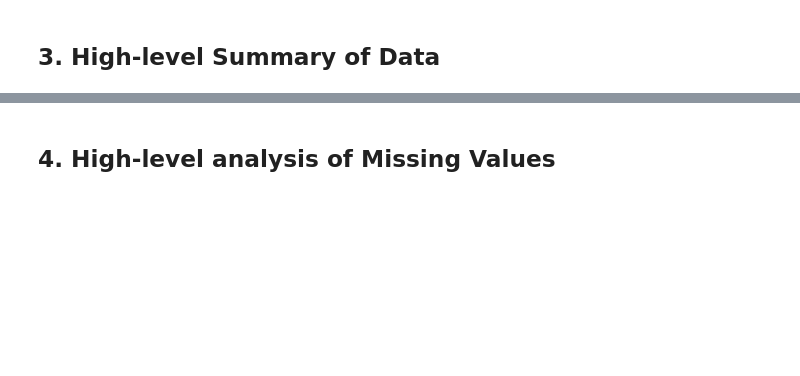
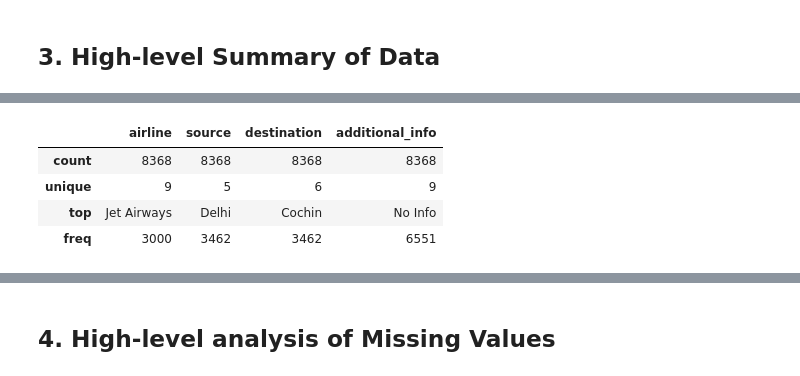
Before and after one commit to mishraatharva/flight_price_prediction, a Jupyter notebook: notebooks/eda.ipynb, the cells around one changed output, grey strips where cells are left out. Saved outputs shown, nothing was run; the diff lists cells and outputs as text; code cells hidden in the pictures; blank space fills up the shorter version.

```diff
--- a/notebooks/eda.ipynb
+++ b/notebooks/eda.ipynb
@@ -121,5 +122,13 @@ train.describe(include="number")
 | 75% | 925.000000 | 1.000000 | 12373.000000 |
 | max | 2860.000000 | 3.000000 | 79512.000000 |
+# %%
+train.describe(include="O")
+# %% [output]
+|  | airline | source | destination | additional_info |
+| count | 8368 | 8368 | 8368 | 8368 |
+| unique | 9 | 5 | 6 | 9 |
+| top | Jet Airways | Delhi | Cochin | No Info |
+| freq | 3000 | 3462 | 3462 | 6551 |
 # %%
 (
 	train
```
Also changed, not shown: parts of 52 cells of this notebook, 8 other files.
